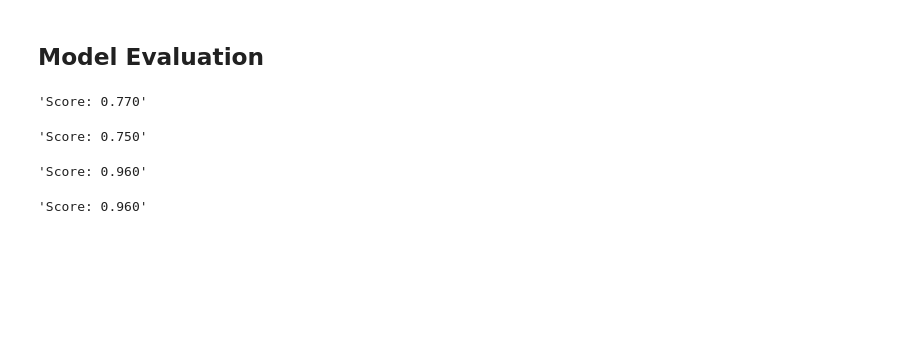
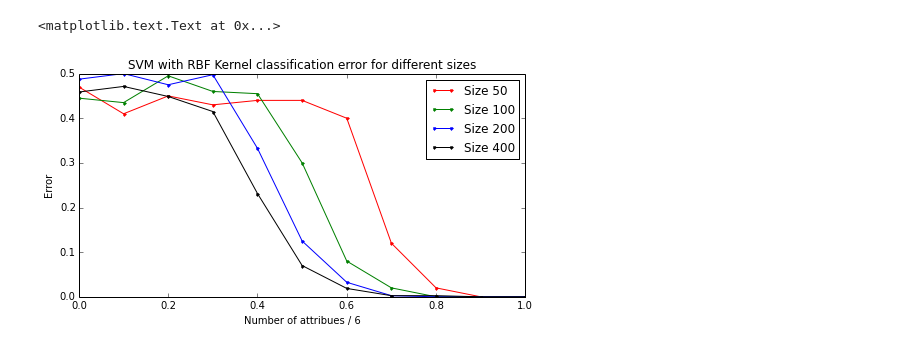
Before and after one commit to 4kxz/categorical-kernels, a Jupyter notebook: notebooks/Synthetic.ipynb, the cells around one changed output. Saved outputs shown, nothing was run; the diff lists cells and outputs as text; code cells hidden in the pictures; blank space fills up the shorter version.

```diff
--- a/notebooks/Synthetic.ipynb
+++ b/notebooks/Synthetic.ipynb
@@ -39,15 +24,0 @@ for i, m in enumerate(sizes):
-# %%
-# Plot comparison of the various kernels:
-figure(figsize=(12, 4), dpi=150)
-for i, n in enumerate(sizes):
-    plt.subplot(141+i)
-    plt.title("Results for size {}".format(n))
-    plt.plot(params, results[0][i].mean(axis=1), '.-', color='k', linewidth=0.5)
-    plt.plot(params, results[1][i].mean(axis=1), 'x-', color='r', linewidth=0.5)
-    plt.plot(params, results[2][i].mean(axis=1), 'x-', color='g', linewidth=0.5)
-    plt.plot(params, results[3][i].mean(axis=1), 'x-', color='b', linewidth=0.5)
-    plt.legend(["RBF", "K0", "K1", "K2"], bbox_to_anchor=(1, 0.4))
-    plt.ylabel("Score")
-    plt.xlabel("Parameter value")
-    plt.xlim((0.2, 0.8))
-    plt.ylim((0.2, 1.0))
@@ -162,33 +25,14 @@ gs_k2.fit(X_train, y_train, pgen)
-# %% [markdown]
-## Model Evaluation
-# %%
-# RBF
-y_predict = gs_rbf.best_estimator_.predict(Xb_test)
-
-"Score: {:0.3f}".format((y_predict == y_test).mean())
-# %% [output]
-'Score: 0.770'
-# %%
-# K0
-gram = fast_k0(X_test, X_train, **gs_k0.best_params_[1])
-y_predict = gs_k0.best_estimator_.predict(gram)
-
-"Score: {:0.3f}".format((y_predict == y_test).mean())
-# %% [output]
-'Score: 0.750'
-# %%
-# K1
-gram = fast_k1(X_test, X_train, pgen, **gs_k1.best_params_[1])
-y_predict = gs_k1.best_estimator_.predict(gram)
-
-"Score: {:0.3f}".format((y_predict == y_test).mean())
-# %% [output]
-'Score: 0.960'
-# %%
-# K2
-gram = fast_k2(X_test, X_train, pgen)
-y_predict = gs_k2.best_estimator_.predict(gram)
-
-"Score: {:0.3f}".format((y_predict == y_test).mean())
-# %% [output]
-'Score: 0.960'
+# %%
+# Plot error
+figure(figsize=(8, 4), dpi=150)
+colors = ('r', 'g', 'b', 'k')
+for i, m in enumerate(sizes):
+    plot(ps, results[i].mean(axis=1), '.-', color=colors[i])
+xlabel("Number of attribues / 6")
+ylabel("Error")
+ylim(0, 0.5)
+legend(["Size {}".format(m) for m in sizes], bbox_to_anchor=(1, 1))
+title("SVM with RBF Kernel classification error for different sizes".format(m))
+# %% [output]
+<matplotlib.text.Text at 0x...>
+[figure, added]
```
Also changed, not shown: parts of 17 cells of this notebook, 13 other files.
